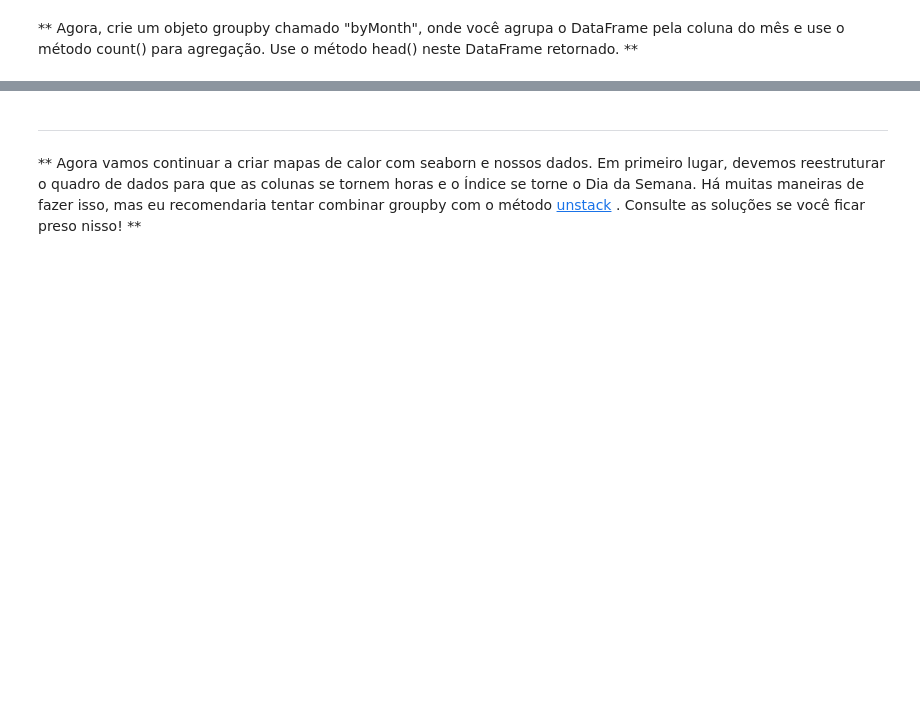
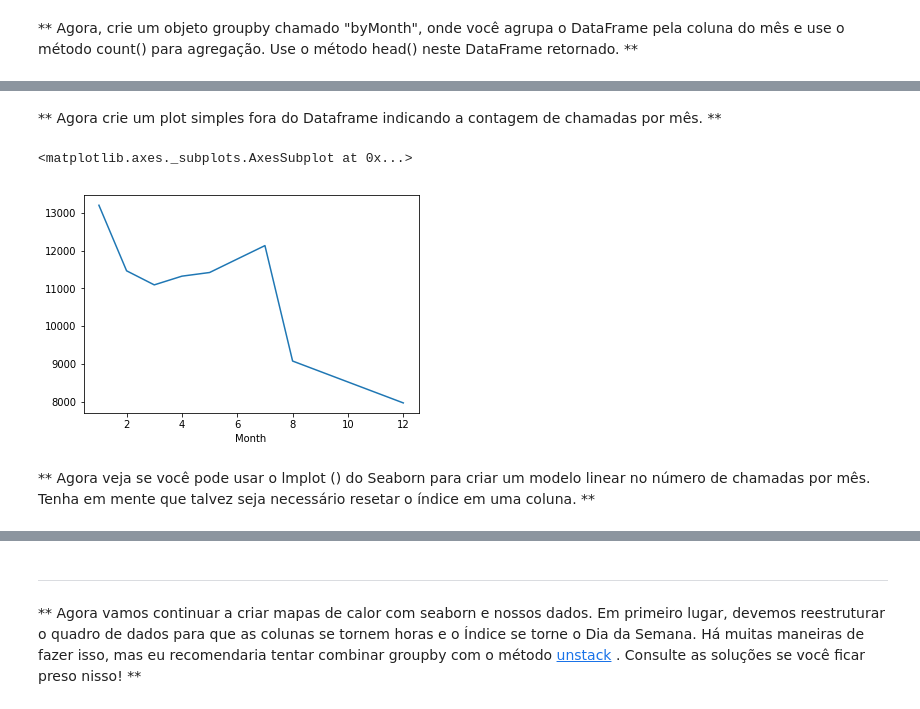
Before and after one commit to thiagosilva95/exercising-python-to-data-science, a Jupyter notebook: data-science-projects/Projeto - Ligações para o 911.ipynb, the cells around one changed output, grey strips where cells are left out. Drawn from its saved outputs; the diff is of its cells as text; code cells hidden in the pictures; blank space fills up the shorter version.

```diff
--- a/data-science-projects/Projeto - Ligações para o 911.ipynb
+++ b/data-science-projects/Projeto - Ligações para o 911.ipynb
@@ -177,3 +177,5 @@ _____
 ** Você deve ter notado que estavam faltando alguns meses. Vejamos se podemos talvez preencher essa informação ao traçar as informações de outra forma, possivelmente um plot de linha simples que preencha os meses que faltam. Para fazer isso, precisamos trabalhar com pandas...
 # %% [markdown]
 ** Agora, crie um objeto groupby chamado "byMonth", onde você agrupa o DataFrame pela coluna do mês e use o método count() para agregação. Use o método head() neste DataFrame retornado. **
+# %%
+byMonth = df.groupby('Month').count()
@@ -179,0 +196,9 @@ _____
+# %% [markdown]
+** Agora crie um plot simples fora do Dataframe indicando a contagem de chamadas por mês. **
+# %%
+byMonth['twp'].plot()
+# %% [output]
+<matplotlib.axes._subplots.AxesSubplot at 0x...>
+[figure, added]
+# %% [markdown]
+** Agora veja se você pode usar o lmplot () do Seaborn para criar um modelo linear no número de chamadas por mês. Tenha em mente que talvez seja necessário resetar o índice em uma coluna. **
```
Also changed, not shown: parts of 39 cells of this notebook.
